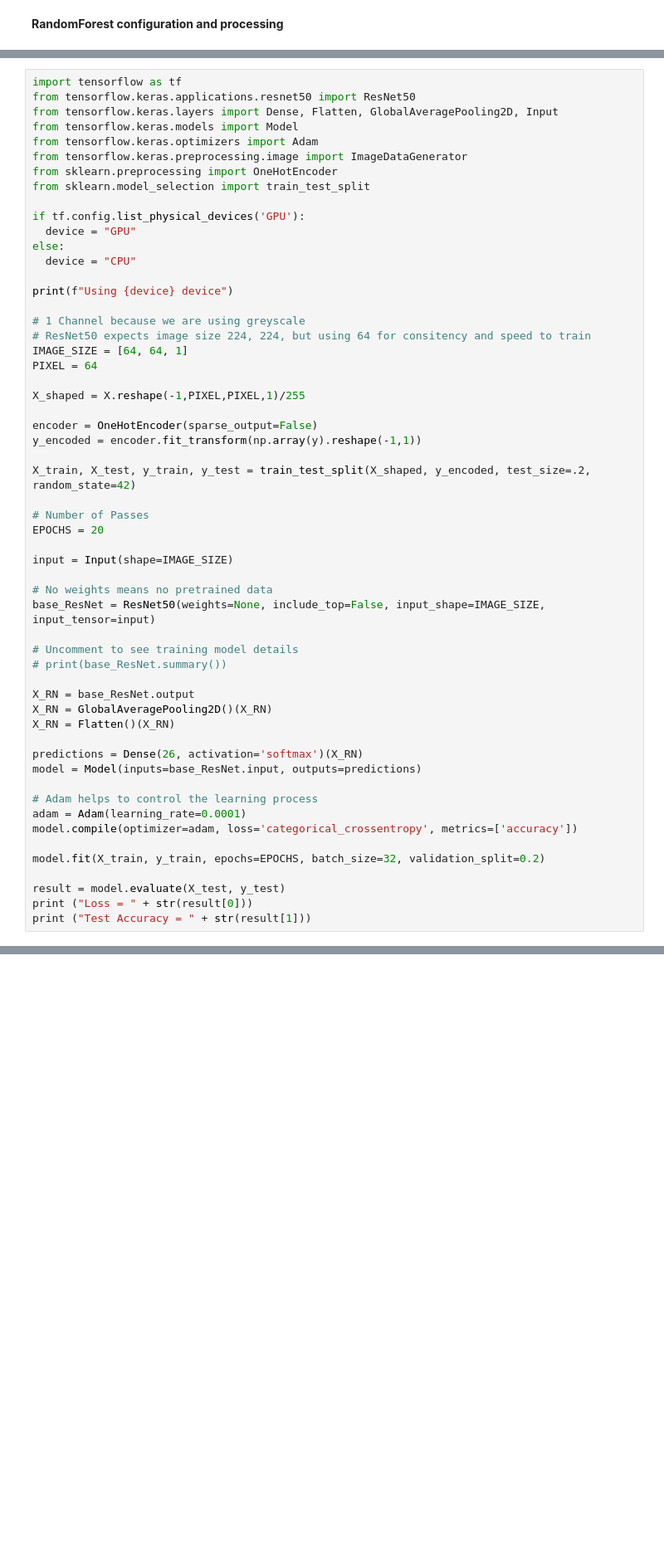
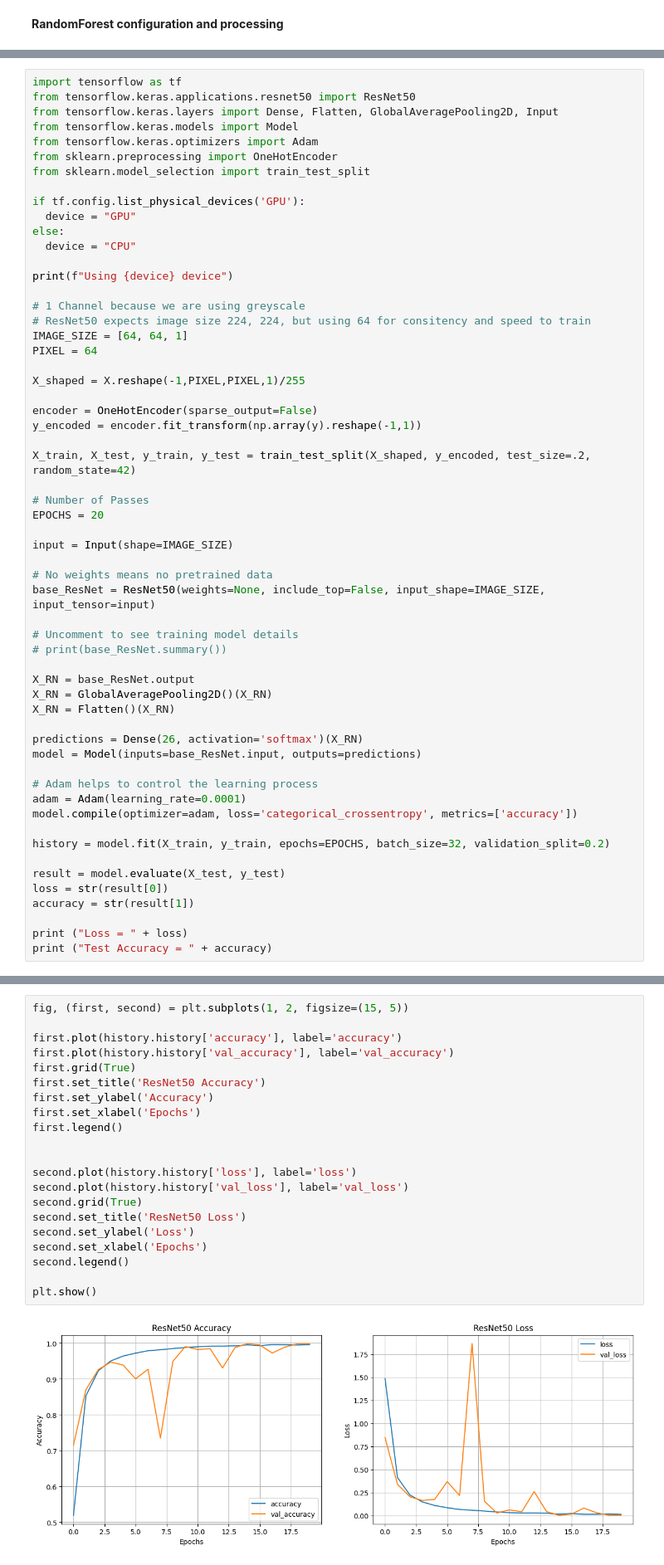
Before and after one commit to pmckone/MachineLearningProject, a Jupyter notebook: MachineLearningSignLanguage.ipynb, the cells around one changed output, grey strips where cells are left out. Shown at 83% size. Drawn from its saved outputs; the diff is of its cells as text; blank space fills up the shorter version.

Commit message:
Updated graphs for ResNet50, updated report for better details

```diff
--- a/MachineLearningSignLanguage (3).ipynb
+++ b/MachineLearningSignLanguage.ipynb
@@ -197,7 +218,6 @@ from tensorflow.keras.applications.resnet50 import ResNet50
 from tensorflow.keras.layers import Dense, Flatten, GlobalAveragePooling2D, Input
 from tensorflow.keras.models import Model
 from tensorflow.keras.optimizers import Adam
-from tensorflow.keras.preprocessing.image import ImageDataGenerator
 from sklearn.preprocessing import OneHotEncoder
 from sklearn.model_selection import train_test_split
 
@@ -242,11 +262,14 @@ model = Model(inputs=base_ResNet.input, outputs=predictions)
 adam = Adam(learning_rate=0.0001)
 model.compile(optimizer=adam, loss='categorical_crossentropy', metrics=['accuracy'])
 
-model.fit(X_train, y_train, epochs=EPOCHS, batch_size=32, validation_split=0.2)
+history = model.fit(X_train, y_train, epochs=EPOCHS, batch_size=32, validation_split=0.2)
 
 result = model.evaluate(X_test, y_test)
-print ("Loss = " + str(result[0]))
-print ("Test Accuracy = " + str(result[1]))
+loss = str(result[0])
+accuracy = str(result[1])
+
+print ("Loss = " + loss)
+print ("Test Accuracy = " + accuracy)
 # %% [output]
 Using GPU device
 Epoch 1/20
@@ -267,0 +293,23 @@ Test Accuracy = 0.972820520401001
+# %%
+fig, (first, second) = plt.subplots(1, 2, figsize=(15, 5))
+
+first.plot(history.history['accuracy'], label='accuracy')
+first.plot(history.history['val_accuracy'], label='val_accuracy')
+first.grid(True)
+first.set_title('ResNet50 Accuracy')
+first.set_ylabel('Accuracy')
+first.set_xlabel('Epochs')
+first.legend()
+
+
+second.plot(history.history['loss'], label='loss')
+second.plot(history.history['val_loss'], label='val_loss')
+second.grid(True)
+second.set_title('ResNet50 Loss')
+second.set_ylabel('Loss')
+second.set_xlabel('Epochs')
+second.legend()
+
+plt.show()
+# %% [output]
+[figure, added]
```
Also changed, not shown: parts of 17 cells of this notebook.
